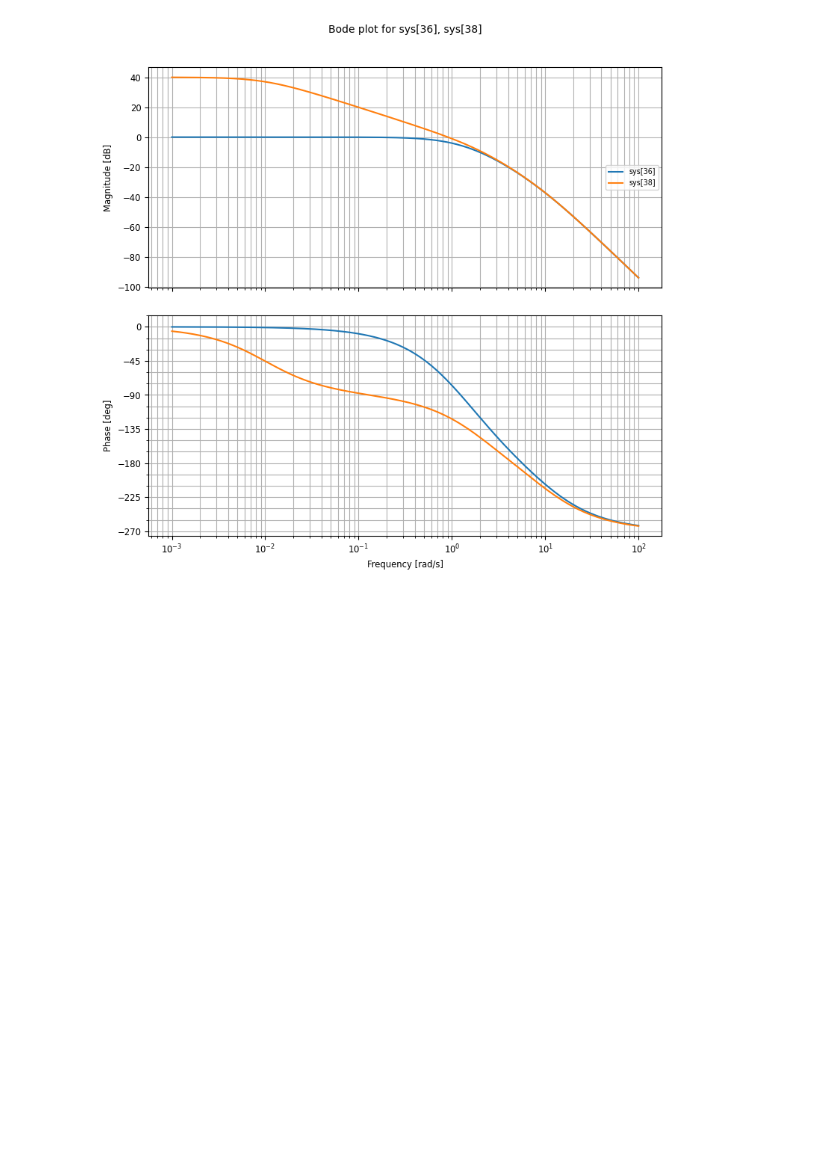
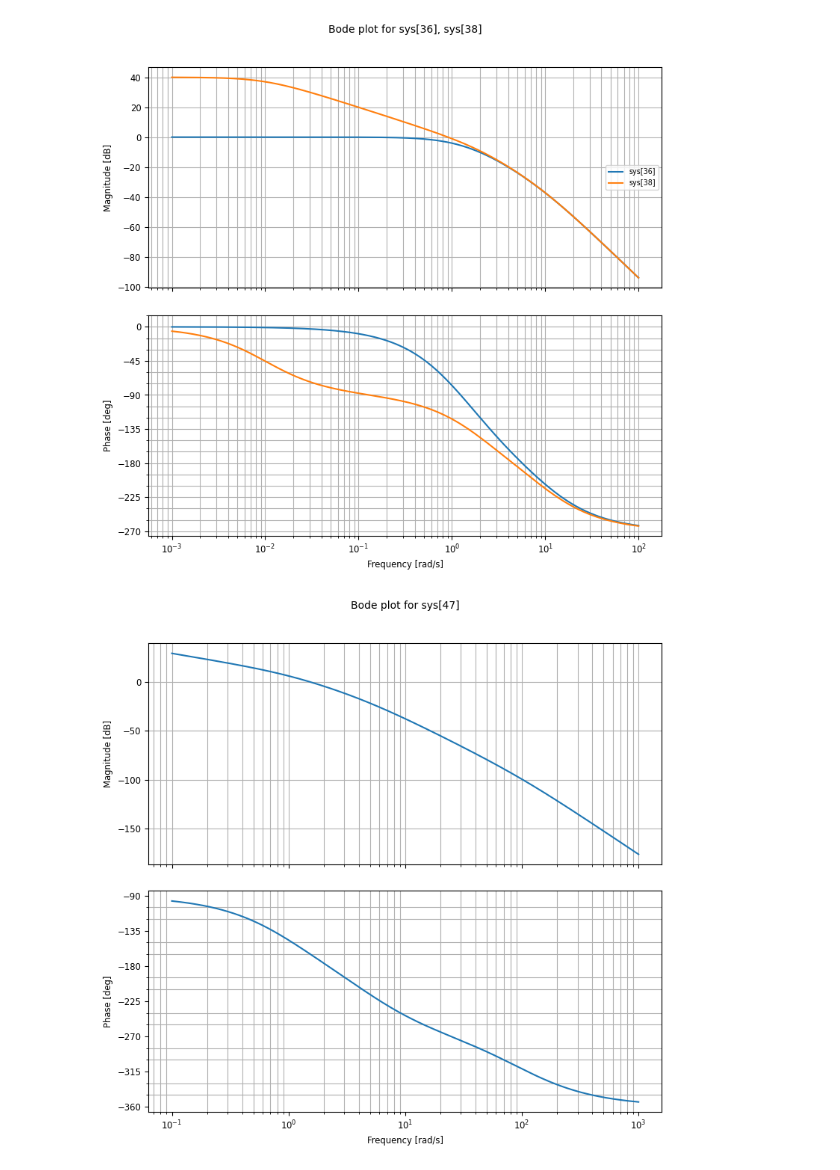
Before and after one commit to Donghoon-Y/inha, a Jupyter notebook: ase3093/bode_plots.ipynb, the cells around one changed output. Drawn from its saved outputs; the diff is of its cells as text; code cells hidden in the pictures; blank space fills up the shorter version.

```diff
--- a/ase3093/bode_plots.ipynb
+++ b/ase3093/bode_plots.ipynb
@@ -215,3 +215,16 @@ fig = plt.gcf().set_size_inches(8, 8)
 plt.show()
 # %% [output]
 [figure]
+# %%
+num = np.array([1500])
+den = np.array(np.convolve([1,100],[1, 6, 5, 0]))
+G = tf(num, den)
+
+r = 10
+bode(G)
+fig = plt.gcf().set_size_inches(8, 8)
+# plt.xlim([-r, r]), plt.ylim([-r, r])
+plt.grid()
+plt.show()
+# %% [output]
+[figure, added]
```
Also changed, not shown: parts of 1 cell of this notebook, 1 other file.
